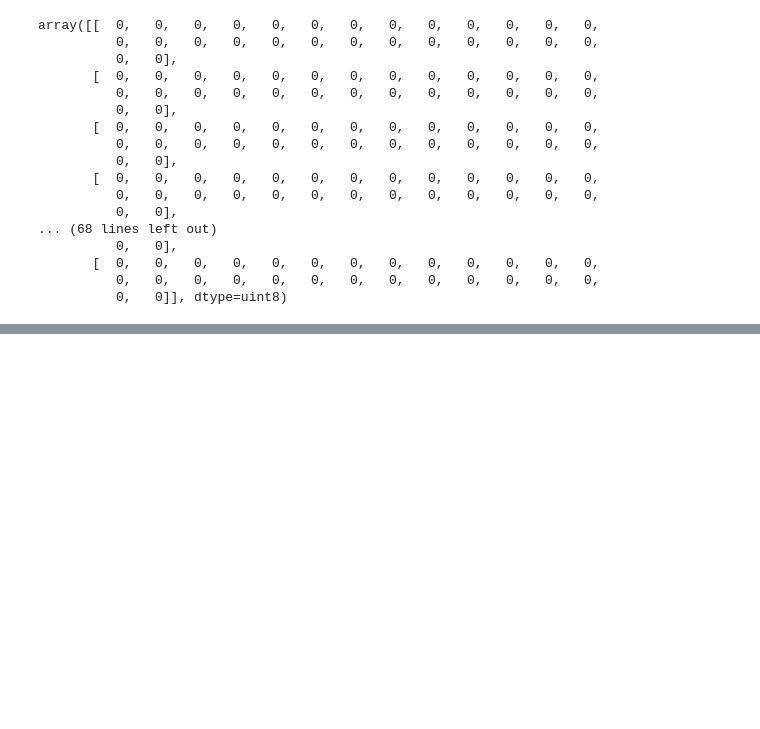
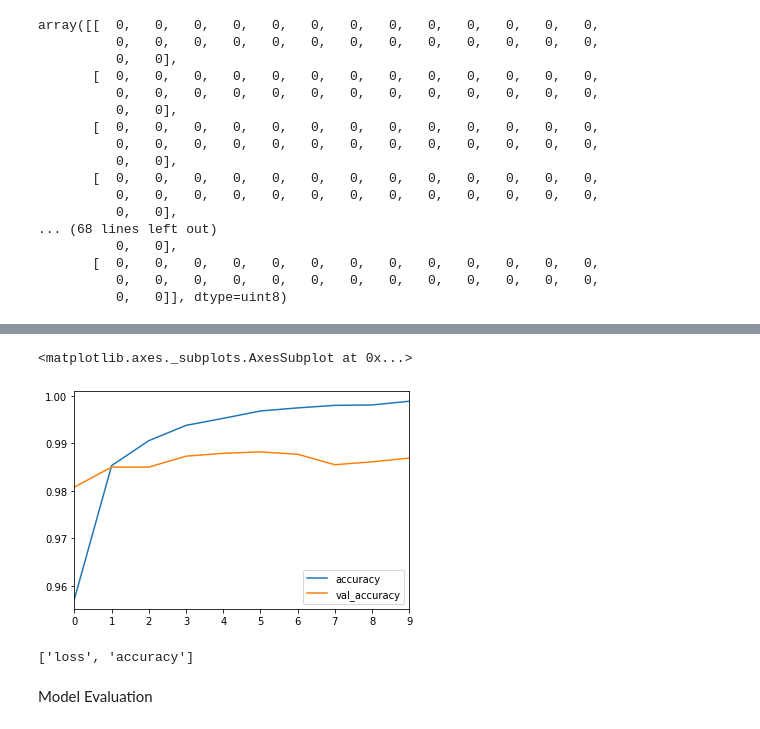
Before and after one commit to Vsanku01/Deep-Learning-Tuts, a Jupyter notebook: MNIST_CNN.ipynb, the cells around one changed output, grey strips where cells are left out. Saved outputs shown, nothing was run; the diff lists cells and outputs as text; code cells hidden in the pictures; blank space fills up the shorter version.

```diff
--- a/MNIST_CNN.ipynb
+++ b/MNIST_CNN.ipynb
@@ -63,0 +175,11 @@ array([5, 0, 4, ..., 5, 6, 8], dtype=uint8)
+# %%
+metrics[['accuracy','val_accuracy']].plot()
+# %% [output]
+<matplotlib.axes._subplots.AxesSubplot at 0x...>
+[figure, added]
+# %%
+model.metrics_names
+# %% [output]
+['loss', 'accuracy']
+# %% [markdown]
+Model Evaluation
```
Also changed, not shown: parts of 27 cells of this notebook.
